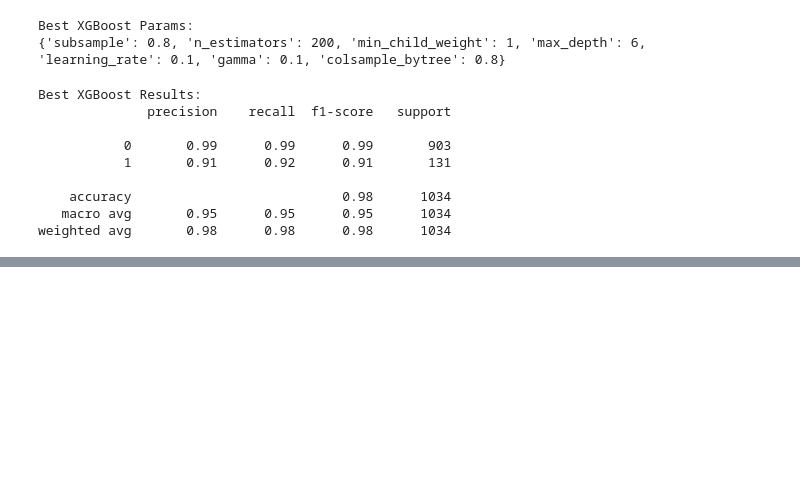
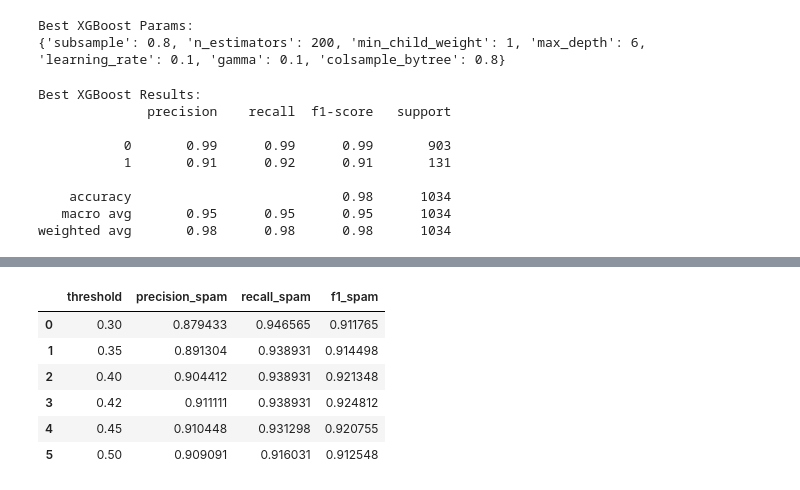
Before and after one commit to AyushWaghmare019/Text-Based-Risk-Classification-System, a Jupyter notebook: notebooks/modelling.ipynb, the cells around one changed output, grey strips where cells are left out. Saved outputs shown, nothing was run; the diff lists cells and outputs as text; code cells hidden in the pictures; blank space fills up the shorter version.

```diff
--- a/notebooks/modelling.ipynb
+++ b/notebooks/modelling.ipynb
@@ -220,0 +235,24 @@ weighted avg       0.98      0.98      0.98      1034
+# %%
+import pandas as pd
+from sklearn.metrics import classification_report
+
+rows = []
+for t in [0.3, 0.35, 0.4, 0.42, 0.45, 0.5]:
+    y_pred_t = (y_probs >= t).astype(int)
+    rpt = classification_report(y_test, y_pred_t, output_dict=True)
+    rows.append({
+        "threshold": t,
+        "precision_spam": rpt["1"]["precision"],
+        "recall_spam": rpt["1"]["recall"],
+        "f1_spam": rpt["1"]["f1-score"]
+    })
+
+pd.DataFrame(rows)
+# %% [output]
+|  | threshold | precision_spam | recall_spam | f1_spam |
+| 0 | 0.30 | 0.879433 | 0.946565 | 0.911765 |
+| 1 | 0.35 | 0.891304 | 0.938931 | 0.914498 |
+| 2 | 0.40 | 0.904412 | 0.938931 | 0.921348 |
+| 3 | 0.42 | 0.911111 | 0.938931 | 0.924812 |
+| 4 | 0.45 | 0.910448 | 0.931298 | 0.920755 |
+| 5 | 0.50 | 0.909091 | 0.916031 | 0.912548 |
```
Also changed, not shown: parts of 7 cells of this notebook.
